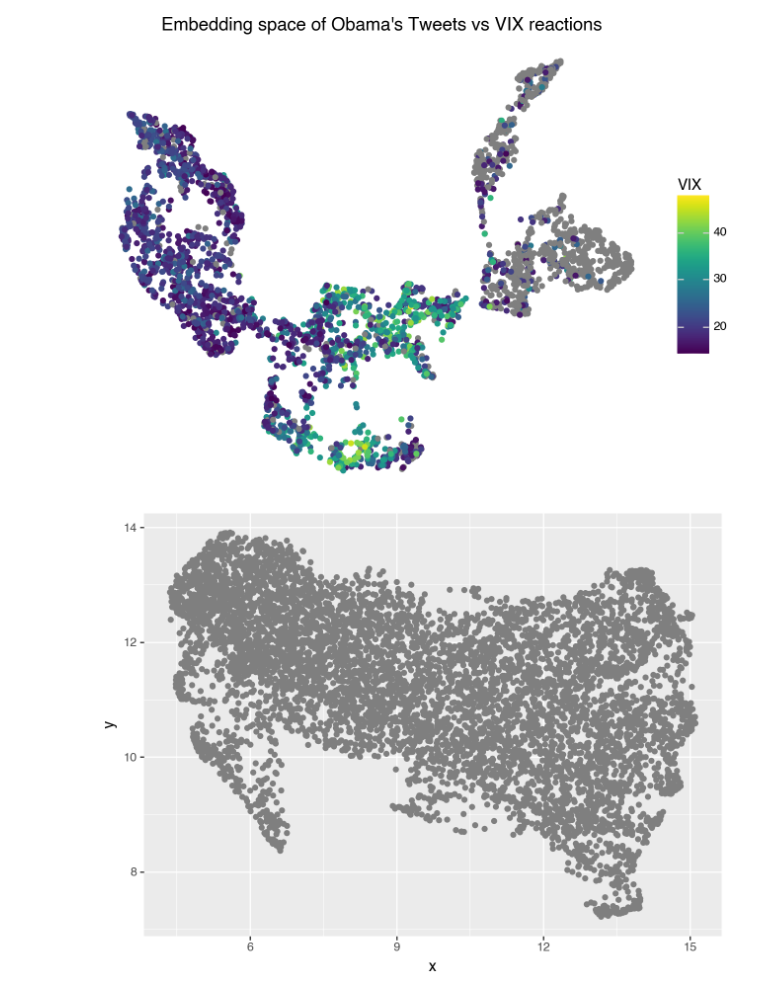
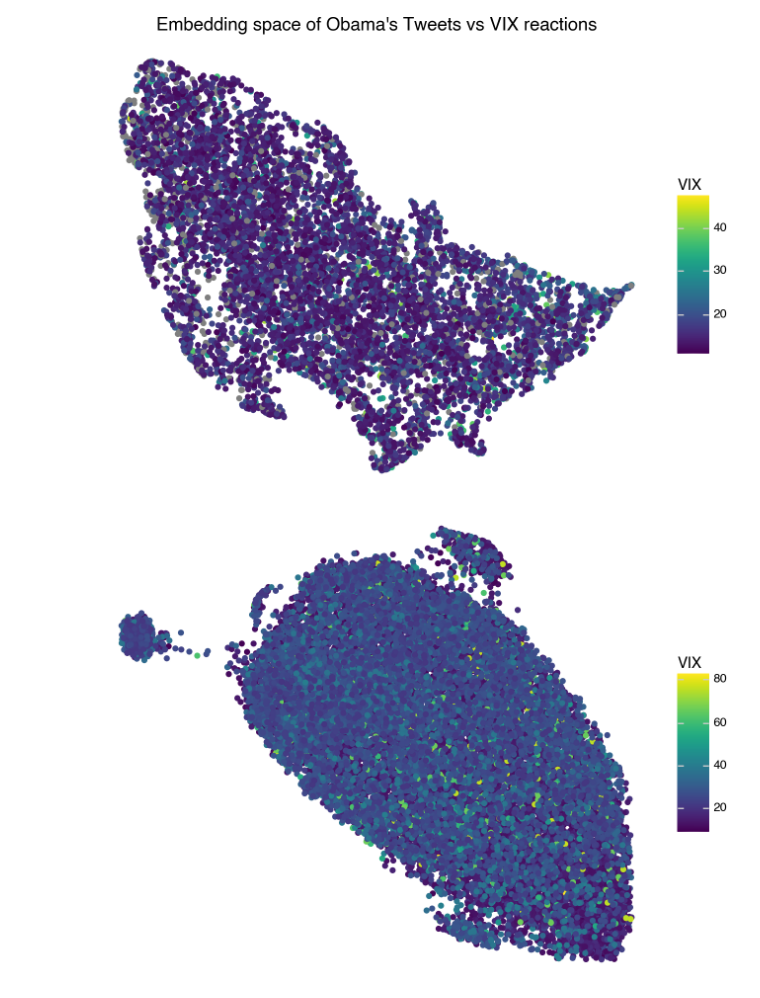
Before and after one commit to jzuckerman1/TwitterDissemination, a Jupyter notebook: embeddings.ipynb, the cells around one changed output. Cells and saved outputs as stored; diff of their text form; code cells hidden in the pictures.

Commit message:
Finished Doc2Vec visualization, created BOW embeddings. TODO, visualize BOW embeddings vs VIX

```diff
--- a/embeddings.ipynb
+++ b/embeddings.ipynb
@@ -111,5 +81,8 @@ obama_docs = [
     for i, doc in enumerate(merged_bama[merged_bama["isPresident"]]["Embedded_text"])
 ]
 # %%
-trump_space = Doc2Vec(trump_docs, min_count=5, epochs=5)
-obama_space = Doc2Vec(obama_docs, min_count=5, epochs=5)
+# Doc2Vec Model
+
+vsize = 300 # Tried a bunch of different values
+trump_space = Doc2Vec(trump_docs, min_count=5, epochs=5, vector_size=vsize)
+obama_space = Doc2Vec(obama_docs, min_count=5, epochs=5, vector_size=vsize)
@@ -119,3 +122,3 @@ Exception ignored in: 'gensim.models.word2vec_inner.our_dot_float'
 # %%
-trump_arr = np.array([trump_space.wv[id] for id in trump_space.wv.index_to_key])
-obama_arr = np.array([obama_space.wv[id] for id in obama_space.wv.index_to_key])
+trump_arr = np.array([trump_space.dv[id] for id in trump_space.dv.index_to_key])
+obama_arr = np.array([obama_space.dv[id] for id in obama_space.dv.index_to_key])
@@ -142,4 +133,4 @@ ldim_obama = pd.DataFrame(obama_small, columns=["x", "y"])
 ldim_obama["VIX"] = merged_bama["VIXCLS"][merged_bama["isPresident"]]
 
 ldim_trump = pd.DataFrame(trump_small, columns=["x", "y"])
-ldim_trump["VIX"] = merged["VIXCLS"][merged["isPresident"]]
+ldim_trump["VIX"] = np.array(merged["VIXCLS"][merged["isPresident"]])
@@ -168,9 +142,10 @@ from plotnine import ggplot, aes, geom_point, theme_void, labs
  labs(title="Embedding space of Obama's Tweets vs VIX reactions") +
  theme_void())
 # %% [output]
-[figure, old version]
+[figure, new version]
 # %%
 (ggplot(ldim_trump, aes(x="x", y="y", color="VIX")) +
- geom_point())
+ geom_point() +
+ theme_void())
 # %% [output]
-[figure, old version]
+[figure, new version]
```
Also changed, not shown: parts of 11 cells of this notebook, 1 other file.
